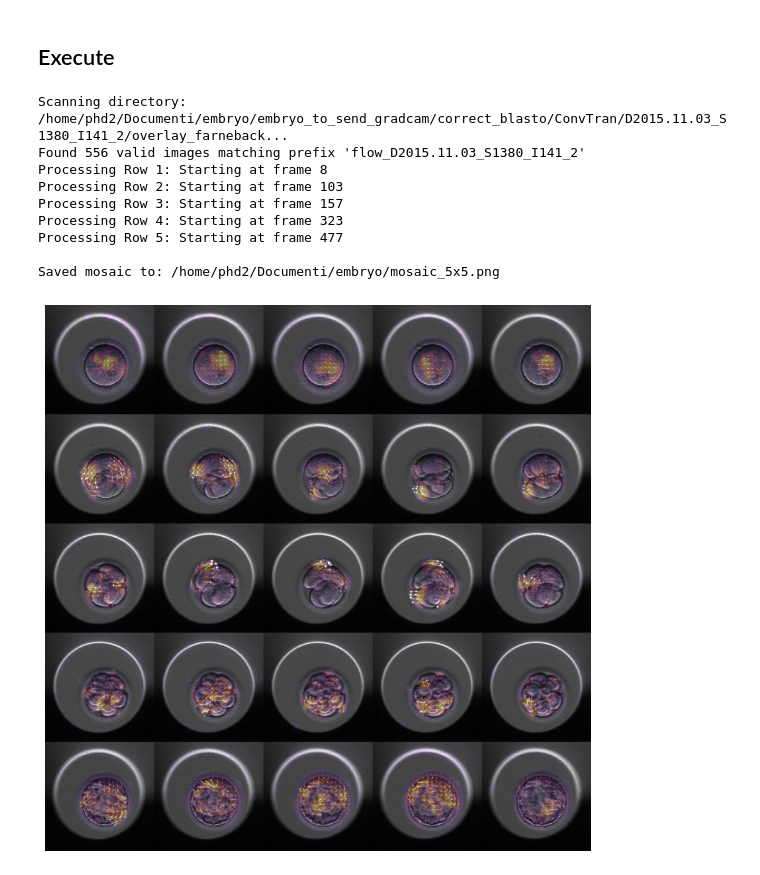
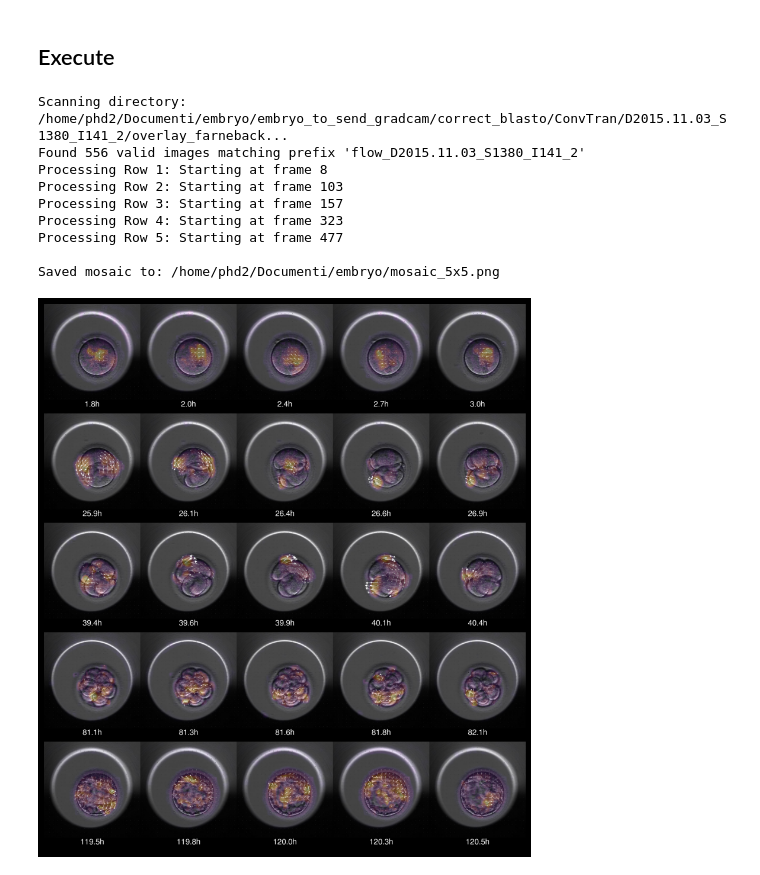
Before and after one commit to prontoSoCorso/cellPIV, a Jupyter notebook: _helpers_/create_image_wikimedia.ipynb, the cells around one changed output. Saved outputs shown, nothing was run; the diff lists cells and outputs as text; code cells hidden in the pictures.

Commit message:
Update mosaic image with timing visualization

```diff
--- a/_helpers_/create_image_wikimedia.ipynb
+++ b/_helpers_/create_image_wikimedia.ipynb
@@ -21,12 +21,19 @@ base_path = "/home/phd2/Documenti/embryo/embryo_to_send_gradcam/correct_blasto/C
 file_prefix = "flow_D2015.11.03_S1380_I141_2"
 
 # 3. What are the 5 starting frame NUMBERS? (Integers only)
-start_frames = [8, 103, 157, 323, 477]
+start_frames = [8, 103, 157, 323, 477]      # 1.8h, 25.9, 39.4, 81.1h, 119.8h
 
 # 4. Output settings
 save_path = "/home/phd2/Documenti/embryo/mosaic_5x5.png"
 tile_size = 512
 sequence_length = 5  # How many frames per row
+label_height = 70    # Slightly taller for fancier fonts
+font_size = 42       # Larger font size
+
+# 5. Aesthetic settings
+bg_color = (0, 0, 0)       # Black background
+text_color = (255, 255, 255) # White text
+placeholder_bg = (40, 40, 40) # Dark gray for missing image slots
 
 # ------------------------------------------------------
 # %% [markdown]
@@ -82,68 +152,88 @@ def create_placeholder(size, label):
 # %% [markdown]
 ## Execute
 # %%
-def generate_mosaic():
+def generate_labeled_mosaic():
     print(f"Scanning directory: {base_path}...")
 
-    # 1. Map all existing files in the directory by their frame index
+    # 1. Map existing files by index
     file_map = map_folder_indices(base_path, file_prefix)
     print(f"Found {len(file_map)} valid images matching prefix '{file_prefix}'")
 
+    # Load fonts
+    timing_font = get_font(font_size)
+    placeholder_font = get_placeholder_font(20)
+
+    # Calculate dimensions
+    row_height = tile_size + label_height
     mosaic_w = sequence_length * tile_size
-    mosaic_h = len(start_frames) * tile_size
-    mosaic = Image.new("RGB", (mosaic_w, mosaic_h), (255, 255, 255))
+    mosaic_h = len(start_frames) * row_height
 
-    # 2. Iterate through rows (start frames)
+    # Create main canvas with BLACK background
+    mosaic = Image.new("RGB", (mosaic_w, mosaic_h), bg_color)
+
+    # 2. Iterate rows
     for row_idx, start_num in enumerate(start_frames):
         print(f"Processing Row {row_idx+1}: Starting at frame {start_num}")
+        y_pos = row_idx * row_height
 
-        # 3. Iterate through columns (sequential frames)
+        # 3. Iterate columns
         for col_idx in range(sequence_length):
             current_frame_num = start_num + col_idx
+            x_pos = col_idx * tile_size
 
-            x = col_idx * tile_size
-            y = row_idx * tile_size
+            fname = file_map.get(current_frame_num)
 
-            # Lookup the filename for this specific frame number
-            fname = file_map.get(current_frame_num)
+            # Create tile canvas with BLACK background
+            tile_canvas = Image.new("RGB", (tile_size, row_height), bg_color)
+            timing_str = "N/A"
 
             if fname:
                 full_path = os.path.join(base_path, fname)
+                timing_str = get_timing_label(fname)
                 try:
                     img = Image.open(full_path).convert("RGB")
-                    img = center_crop_resize(img, tile_size)
-                    mosaic.paste(img, (x, y))
+                    img_resized = center_crop_resize(img, tile_size)
+                    # Paste image at top of tile canvas
+                    tile_canvas.paste(img_resized, (0, 0))
+                    # Draw label below
+                    draw_centered_text(tile_canvas, timing_str, tile_size, label_height, timing_font)
                 except Exception as e:
                     print(f"  Error reading {fname}: {e}")
-                    ph = create_placeholder((tile_size, tile_size), f"Err: {fname}")
-                    mosaic.paste(ph, (x, y))
+                    # Use placeholder function for errors too
+                    tile_canvas = create_placeholder((tile_size, tile_size), label_height,
+                                                     f"Err: {fname}", timing_str, placeholder_font, timing_font)
             else:
-                # Frame missing from folder
-                label = f"Frame {current_frame_num}\nnot found"
-                ph = create_placeholder((tile_size, tile_size), label)
-                mosaic.paste(ph, (x, y))
+                # Frame missing
+                tile_canvas = create_placeholder((tile_size, tile_size), label_height,
+                                                 f"Fr {current_frame_num} not found", timing_str, placeholder_font, timing_font)
+
+            # Paste the finished combined tile into the main mosaic
+            mosaic.paste(tile_canvas, (x_pos, y_pos))
 
     # 4. Save and Show
     os.makedirs(os.path.dirname(save_path), exist_ok=True)
-    mosaic.save(save_path, dpi=(500, 500))
+    mosaic.save(save_path, dpi=(300, 300))
     print(f"\nSaved mosaic to: {save_path}")
 
-    # Display in Notebook
-    plt.figure(figsize=(10, 10))
+    # Display with a dark background for the plot figure itself
+    fig = plt.figure(figsize=(12, 12))
+    fig.patch.set_facecolor('black')
+    ax = plt.axes()
+    ax.set_facecolor('black')
     plt.axis("off")
     plt.imshow(mosaic)
     plt.show()
 
 # Run the process
-generate_mosaic()
+generate_labeled_mosaic()
 # %% [output]
 Scanning directory: /home/phd2/Documenti/embryo/embryo_to_send_gradcam/correct_blasto/ConvTran/D2015.11.03_S1380_I141_2/overlay_farneback...
 Found 556 valid images matching prefix 'flow_D2015.11.03_S1380_I141_2'
 Processing Row 1: Starting at frame 8
 Processing Row 2: Starting at frame 103
 Processing Row 3: Starting at frame 157
 Processing Row 4: Starting at frame 323
 Processing Row 5: Starting at frame 477
 
 Saved mosaic to: /home/phd2/Documenti/embryo/mosaic_5x5.png
-[figure, old version]
+[figure, new version]
```
Also changed, not shown: parts of 1 cell of this notebook.
